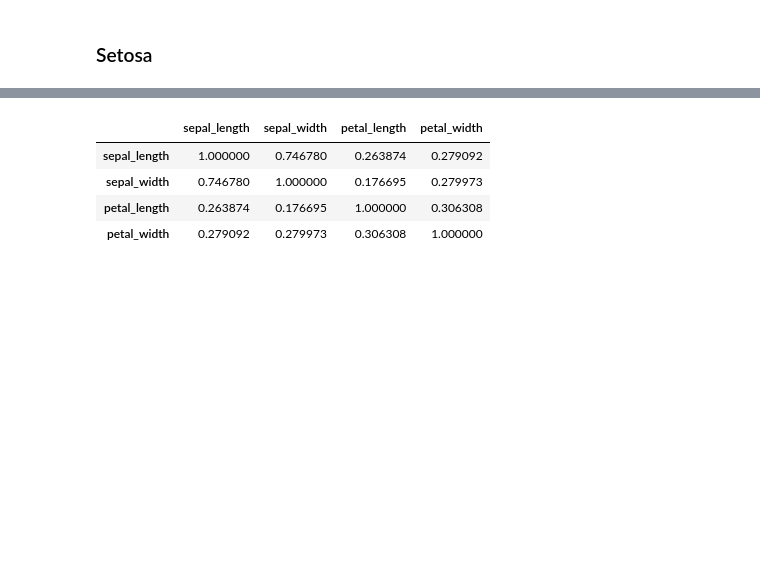
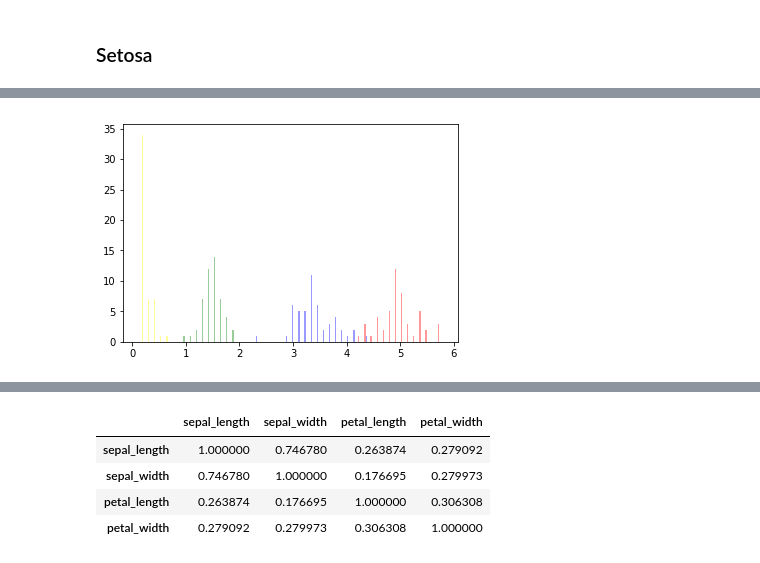
Before and after one commit to jennifer-ryan/iris-data-set-project, a Jupyter notebook: Iris Dataset Exploratory Data Analysis.ipynb, the cells around one changed output, grey strips where cells are left out. Drawn from its saved outputs; the diff is of its cells as text; code cells hidden in the pictures; blank space fills up the shorter version.

```diff
--- a/Iris Dataset Exploratory Data Analysis.ipynb
+++ b/Iris Dataset Exploratory Data Analysis.ipynb
@@ -206,0 +112,10 @@ virginica = iris.loc[100:149]
+# %%
+# Creating three smaller datasets, one for each species, so they can be individually assessed.
+setosa = iris.loc[0:49]
+versicolor = iris.loc[50:99]
+virginica = iris.loc[100:149]
+
+# Dropping the fifth column 'species' as not required.
+setosa = setosa.drop(columns = 'species')
+versicolor = versicolor.drop(columns = 'species')
+virginica = virginica.drop(columns = 'species')
@@ -221,0 +168,5 @@ setosa.describe()
+# %%
+sns.distplot(setosa, kde=False, color=['red', 'blue', 'green', 'yellow'], bins=50)
+plt.show()
+# %% [output]
+[figure, added]
```
Also changed, not shown: parts of 30 cells of this notebook.
